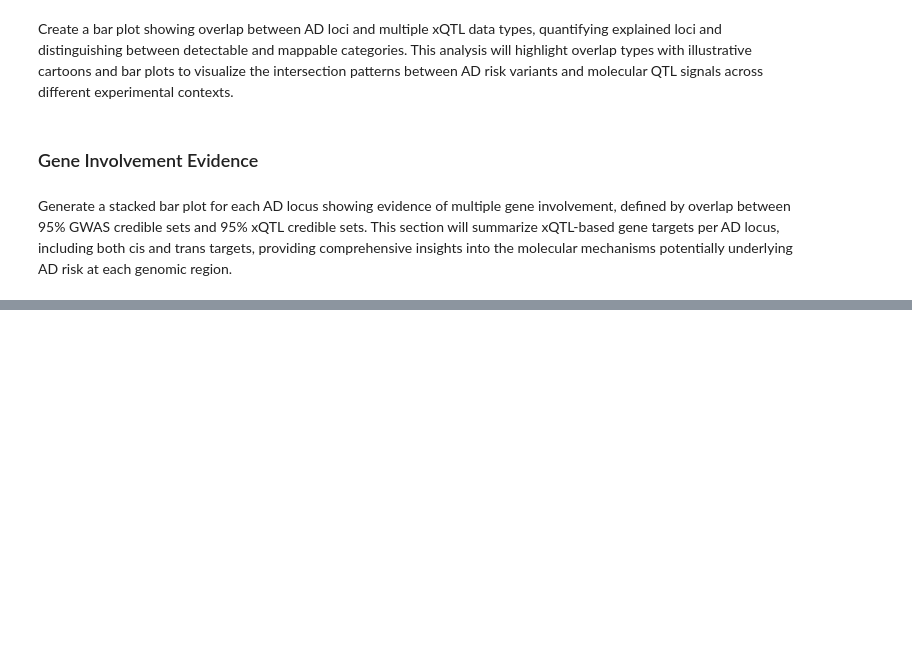
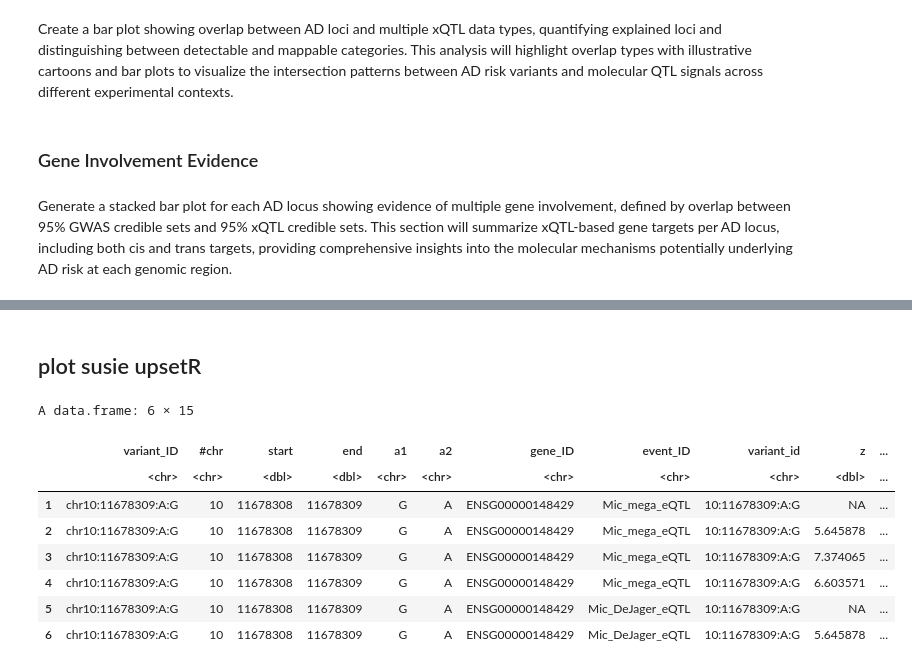
Before and after one commit to jaempawi/xqtl-paper, a Jupyter notebook: main_text/5_AD_xQTL_integration/Figure_5c_AD_loci_xQTL_annotated.ipynb, the cells around one changed output, grey strips where cells are left out. Drawn from its saved outputs; the diff is of its cells as text; code cells hidden in the pictures; blank space fills up the shorter version.

```diff
--- a/main_text/5_AD_xQTL_integration/Figure_5c_AD_loci_xQTL_annotated.ipynb
+++ b/main_text/5_AD_xQTL_integration/Figure_5c_AD_loci_xQTL_annotated.ipynb
@@ -24,0 +476,14 @@ Generate a stacked bar plot for each AD locus showing evidence of multiple gene
+# %%
+#cumsum pip > 0.5
+trans_AD_GWAS_meta_df <- trans_AD_GWAS_meta_df %>%
+  mutate(
+    # create a unique cs_id by combining gene_ID, event_ID, and cs_coverage_0.95
+    cs_id = paste(gene_ID, event_ID, cs_coverage_0.95, sep = "_")
+  )
+trans_AD_GWAS_meta_df_cumsum <- trans_AD_GWAS_meta_df %>%
+  group_by(cs_id, gwas_cs) %>%
+  summarise(
+    # sum PIP within each cs_id group
+    PIP_sum = sum(PIP, na.rm = TRUE),
+    .groups = "drop"
+  ) %>% filter(PIP_sum > 0.5) %>% left_join(trans_AD_GWAS_meta_df)
@@ -24,0 +512,4 @@ Generate a stacked bar plot for each AD locus showing evidence of multiple gene
+# %%
+fsusie_df <- readRDS("/data/interactive_analysis/hs3163/GIT/xqtl-paper/landscape_analysis/AD_loci_xQTL_context_method_summary.fsusie.rds")
+snATAC <- c('ROSMAP_snATAC_Kelis_Ast','ROSMAP_snATAC_Kelis_Exc','ROSMAP_snATAC_Kelis_Inh','ROSMAP_snATAC_Kelis_Mic','ROSMAP_snATAC_Kelis_OPC','ROSMAP_snATAC_Kelis_Oli')
+fsusie_AD_GWAS_meta_df <- fsusie_df %>% filter(resource == "builk_fsusie_coloc")%>%filter(!event_ID%in% snATAC) %>% select(-resource)%>% mutate(resource = "single_context and single_gene")
@@ -24,0 +518,14 @@ Generate a stacked bar plot for each AD locus showing evidence of multiple gene
+# %%
+extracted_colnames <- c('variant_ID','#chr','start','end','a1','a2','gene_ID','event_ID','variant_id','z','pip','study','region','gwas_cs')
+# %%
+all_95_95 <- plyr::rbind.fill(single_context_AD_GWAS_meta_df%>%select(any_of(extracted_colnames))%>% mutate(resource = 'single_context'),
+                   multi_context_AD_GWAS_meta_df%>%select(any_of(extracted_colnames)) %>% mutate(resource = 'multi_context'),
+                   metabrain_AD_GWAS_meta_df%>%select(any_of(extracted_colnames))%>%mutate(resource = 'single_context'),
+                   trans_AD_GWAS_meta_df_cumsum%>%select(any_of(extracted_colnames))%>%mutate(resource = 'trans'),
+                   fsusie_AD_GWAS_meta_df%>%select(any_of(extracted_colnames))%>%mutate(resource = 'epigenomic'),
+                   cb_AD_combined_AD_GWAS_meta_df%>%select(any_of(extracted_colnames)) %>% mutate(resource = 'multi_context'),
+                   multigene_AD_GWAS_meta_df%>%select(any_of(extracted_colnames)) %>% mutate(resource = 'multi_gene'))
+all_95_95_cs <- all_95_95 %>%
+  group_by(gwas_cs) %>%
+  summarise(resources = paste(unique(resource), collapse = ","))
+all_95_95_cs_explain <- merge(AD_gwas_df, all_95_95_cs, all.x = T) %>% select(gwas_cs, study, resources) %>% distinct
@@ -24,0 +546,14 @@ Generate a stacked bar plot for each AD locus showing evidence of multiple gene
+# %% [markdown]
+## plot susie upsetR
+# %%
+head(all_95_95)
+# %% [output]
+A data.frame: 6 × 15
+|  | variant_ID | #chr | start | end | a1 | a2 | gene_ID | event_ID | variant_id | z | ... |
+|  | <chr> | <chr> | <dbl> | <dbl> | <chr> | <chr> | <chr> | <chr> | <chr> | <dbl> | ... |
+| 1 | chr10:11678309:A:G | 10 | 11678308 | 11678309 | G | A | ENSG00000148429 | Mic_mega_eQTL | 10:11678309:A:G | NA | ... |
+| 2 | chr10:11678309:A:G | 10 | 11678308 | 11678309 | G | A | ENSG00000148429 | Mic_mega_eQTL | 10:11678309:A:G | 5.645878 | ... |
+| 3 | chr10:11678309:A:G | 10 | 11678308 | 11678309 | G | A | ENSG00000148429 | Mic_mega_eQTL | 10:11678309:A:G | 7.374065 | ... |
+| 4 | chr10:11678309:A:G | 10 | 11678308 | 11678309 | G | A | ENSG00000148429 | Mic_mega_eQTL | 10:11678309:A:G | 6.603571 | ... |
+| 5 | chr10:11678309:A:G | 10 | 11678308 | 11678309 | G | A | ENSG00000148429 | Mic_DeJager_eQTL | 10:11678309:A:G | NA | ... |
+| 6 | chr10:11678309:A:G | 10 | 11678308 | 11678309 | G | A | ENSG00000148429 | Mic_DeJager_eQTL | 10:11678309:A:G | 5.645878 | ... |
```
Also changed, not shown: parts of 74 cells of this notebook.
